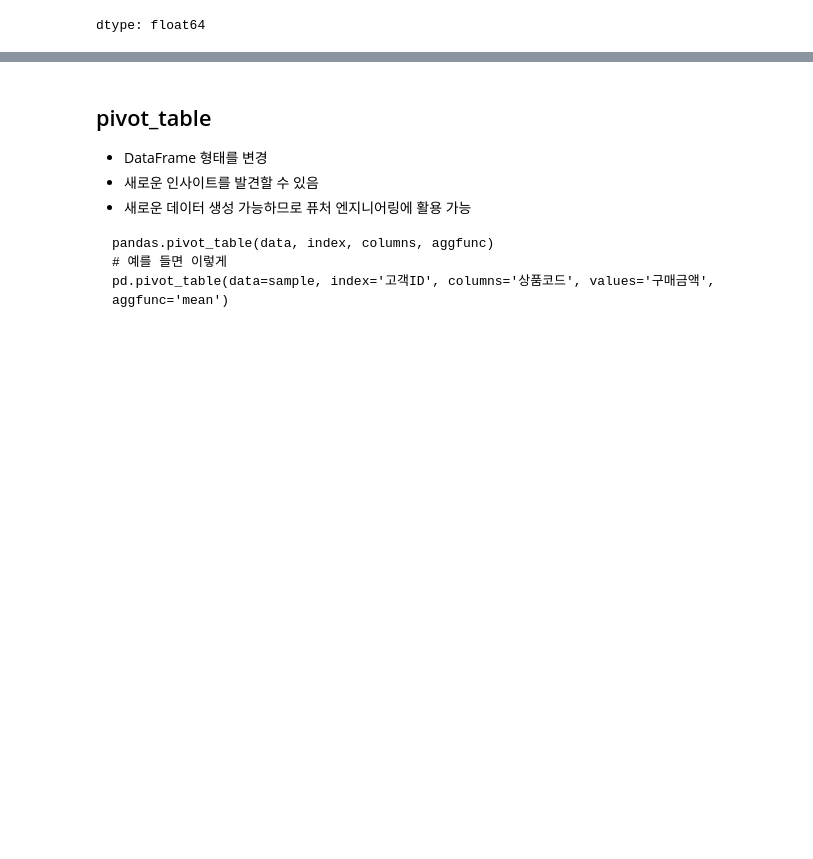
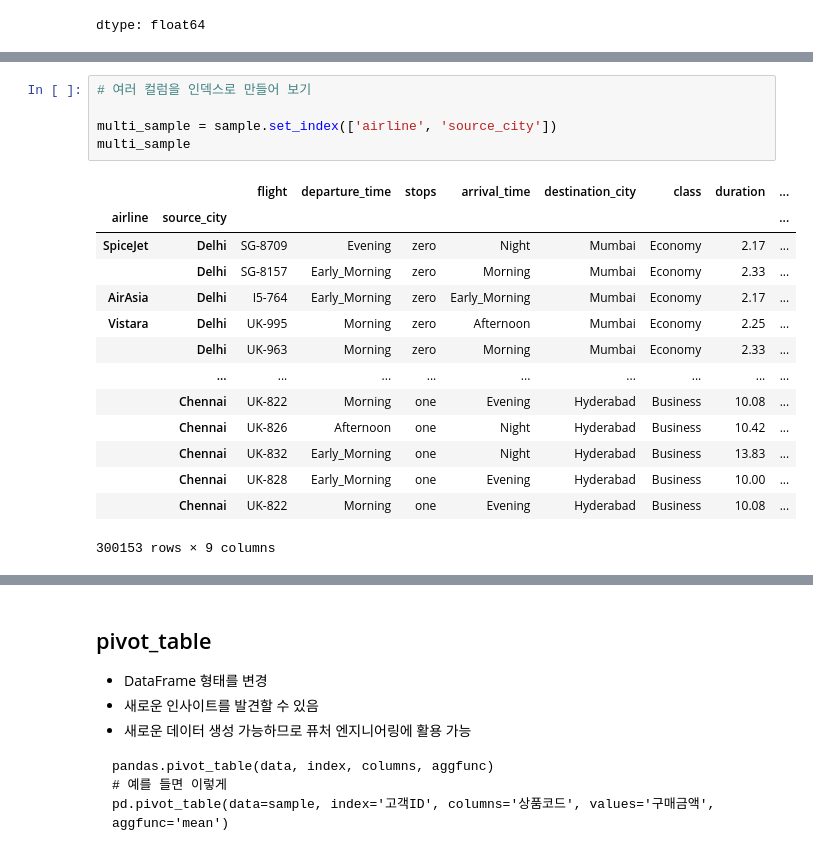
Before and after one commit to ipinid613/github_python_ML, a Jupyter notebook: KT_AICE/Pandas_이해_및_활용_DataFrame 변형하기(이론+실습)_240815.ipynb, the cells around one changed output, grey strips where cells are left out. Saved outputs shown, nothing was run; the diff lists cells and outputs as text; blank space fills up the shorter version.

```diff
--- a/KT_AICE/Pandas_이해_및_활용_DataFrame 변형하기(이론+실습)_240815.ipynb
+++ b/KT_AICE/Pandas_이해_및_활용_DataFrame 변형하기(이론+실습)_240815.ipynb
@@ -207,0 +242,20 @@ dtype: float64
+# %%
+# 여러 컬럼을 인덱스로 만들어 보기
+
+multi_sample = sample.set_index(['airline', 'source_city'])
+multi_sample
+# %% [output]
+|  |  | flight | departure_time | stops | arrival_time | destination_city | class | duration | ... |
+| airline | source_city |  |  |  |  |  |  |  | ... |
+| SpiceJet | Delhi | SG-8709 | Evening | zero | Night | Mumbai | Economy | 2.17 | ... |
+|  | Delhi | SG-8157 | Early_Morning | zero | Morning | Mumbai | Economy | 2.33 | ... |
+| AirAsia | Delhi | I5-764 | Early_Morning | zero | Early_Morning | Mumbai | Economy | 2.17 | ... |
+| Vistara | Delhi | UK-995 | Morning | zero | Afternoon | Mumbai | Economy | 2.25 | ... |
+|  | Delhi | UK-963 | Morning | zero | Morning | Mumbai | Economy | 2.33 | ... |
+|  | ... | ... | ... | ... | ... | ... | ... | ... | ... |
+|  | Chennai | UK-822 | Morning | one | Evening | Hyderabad | Business | 10.08 | ... |
+|  | Chennai | UK-826 | Afternoon | one | Night | Hyderabad | Business | 10.42 | ... |
+|  | Chennai | UK-832 | Early_Morning | one | Night | Hyderabad | Business | 13.83 | ... |
+|  | Chennai | UK-828 | Early_Morning | one | Evening | Hyderabad | Business | 10.00 | ... |
+|  | Chennai | UK-822 | Morning | one | Evening | Hyderabad | Business | 10.08 | ... |
+300153 rows × 9 columns
```
Also changed, not shown: parts of 23 cells of this notebook.
